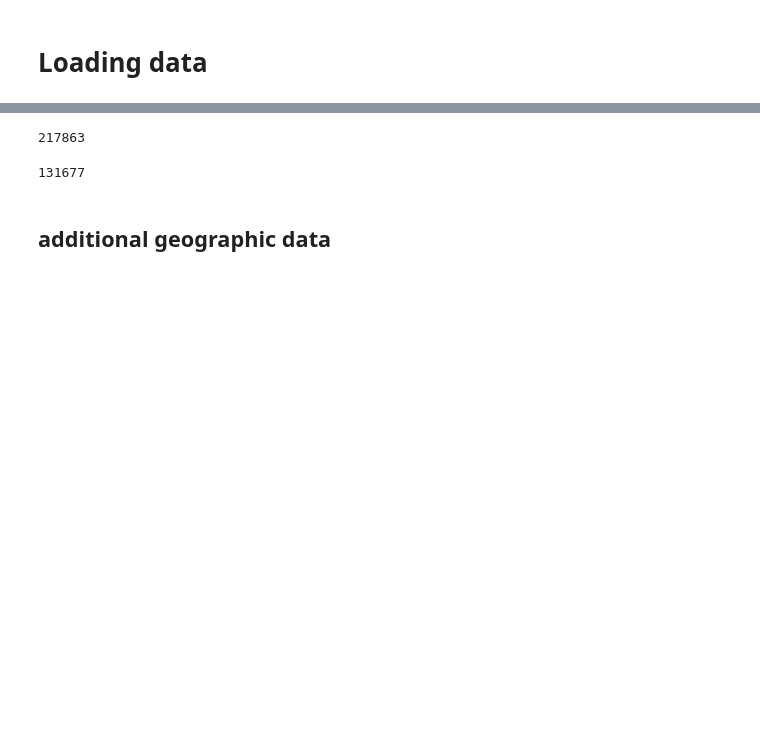
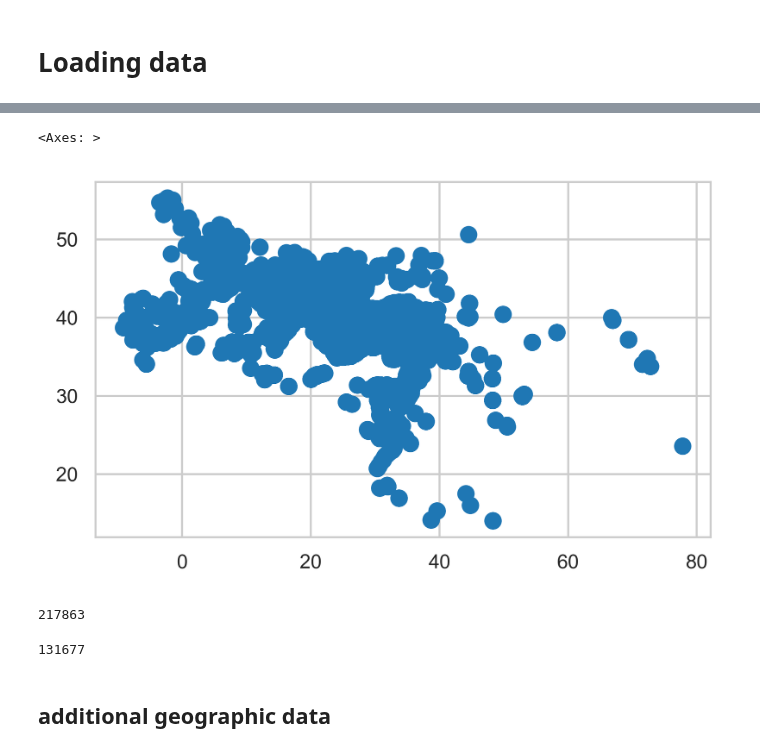
Before and after one commit to sdam-au/GI_ETL, a Jupyter notebook: scripts/1_8_POLIS&URBAN-CONTEXT.ipynb, the cells around one changed output, grey strips where cells are left out. Saved outputs shown, nothing was run; the diff lists cells and outputs as text; code cells hidden in the pictures; blank space fills up the shorter version.

```diff
--- a/scripts/1_8_POLIS&URBAN-CONTEXT.ipynb
+++ b/scripts/1_8_POLIS&URBAN-CONTEXT.ipynb
@@ -45,6 +45,11 @@ Wall time: 1.91 ms
 | 2 | 3 | IG I³\n3 | Att. — stoich. 21 — 490-480 a. | 13.0 | [․]αρ[․․․․]ι ℎερακλειο[․․5․․]\n[․... | [-]αρ[----]ι ερακλειο[-----] [-]α... | αρι ℎερακλειο αρο τιθέναι τὸς ἀέτ... | ... |
 | 3 | 4 | IG I³\n4 | Att. — stoich. 38 — 485/4 a. | 56.0 | [․․․․․․․․․․․․․․․․․․38․․․․․․․․․․․․... | [--------------------------------... | δέ τις αν ἒ φρορὰν μ ντέκοντα δχμ... | ... |
 | 4 | 5 | IG I³\n5 | Att. — c. 500 a. | 6.0 | [ἔδοχσε]ν [⋮ τε͂ι βολε͂ι] ⋮ καὶ [... | [εδοχσε]ν [ τει βολει] και [τ]οι ... | ν καὶ ο͂ι δέμοι ℎότε Παραιβάτες λ... | ... |
+# %%
+GIST.plot()
+# %% [output]
+<Axes: >
+[figure, added]
 # %%
 len(GIST)
 # %% [output]
```
Also changed, not shown: parts of 2 cells of this notebook, 1 other file.
